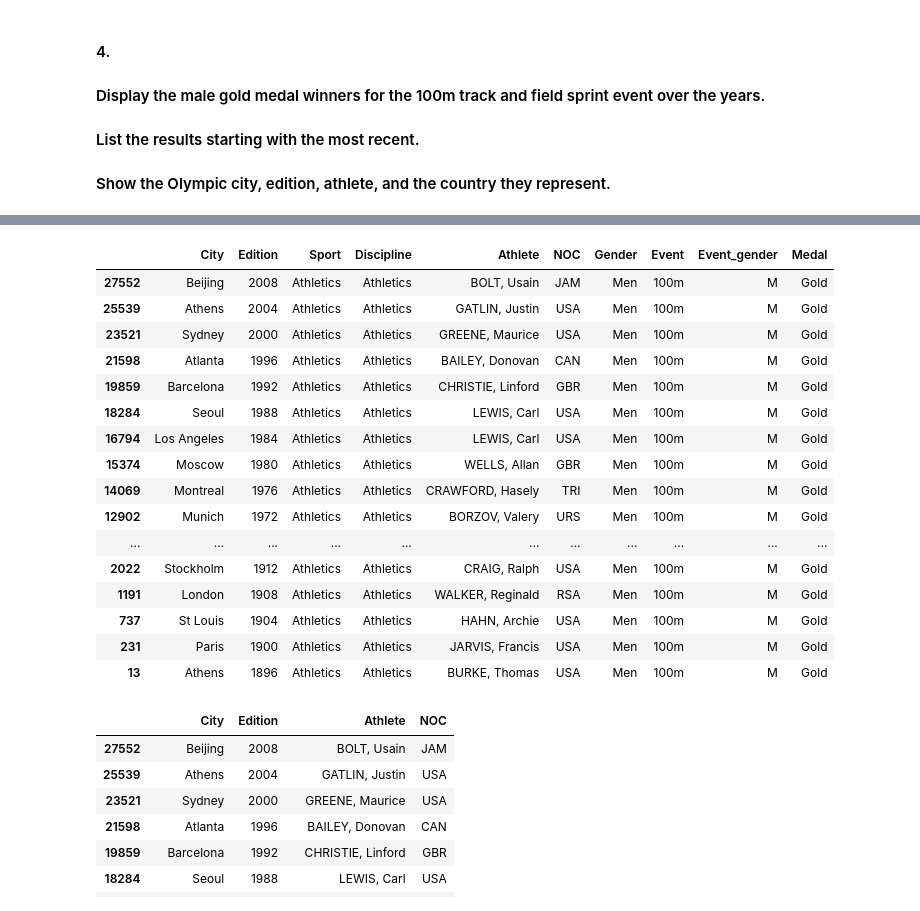
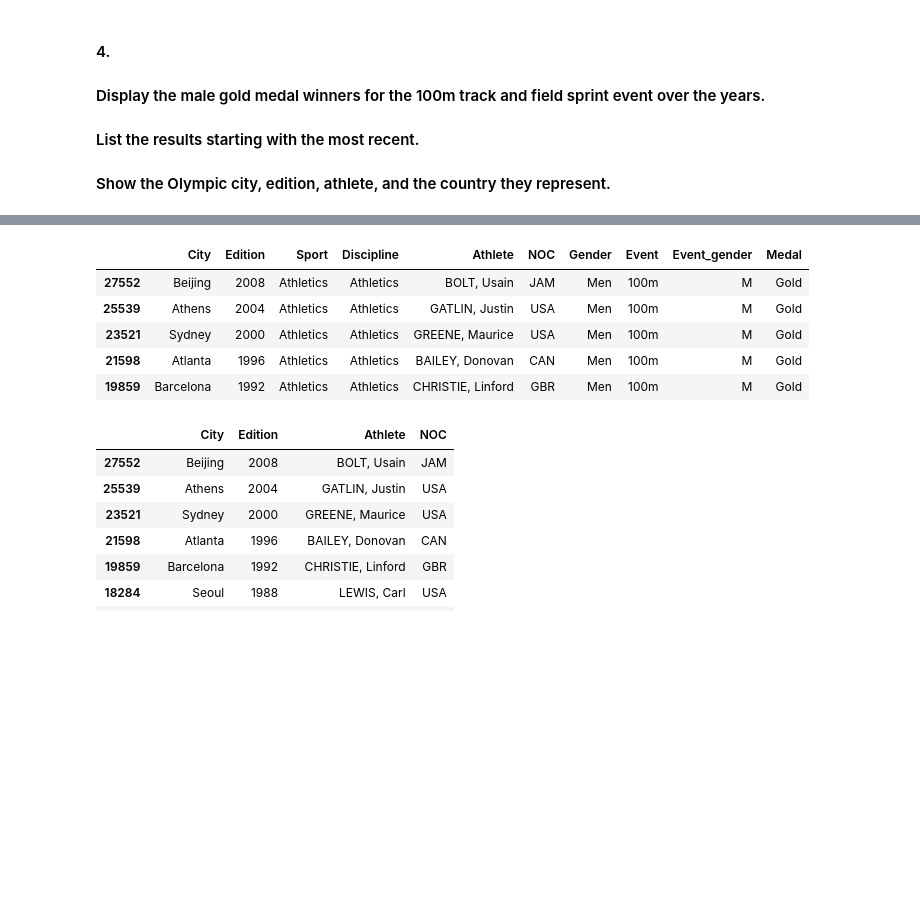
Before and after one commit to jablka/showcase2, a Jupyter notebook: pandas Essential Training/0405_challenge.ipynb, the cells around one changed output, grey strips where cells are left out. Cells and saved outputs as stored; diff of their text form; code cells hidden in the pictures; blank space fills up the shorter version.

```diff
--- a/pandas Essential Training/0405_challenge.ipynb
+++ b/pandas Essential Training/0405_challenge.ipynb
@@ -149,24 +138,17 @@ df[(df['Event']=='100m') & (df['Gender']=='Men') & (df['Medal']=='Gold') ]
 # %%
 # sorting descending, by Edition.
-df[(df['Event']=='100m') & (df['Gender']=='Men') & (df['Medal']=='Gold') ].sort_values('Edition', ascending=False)
+(
+    df[(df['Event']=='100m') & (df['Gender']=='Men') & (df['Medal']=='Gold') ]
+        .sort_values('Edition', ascending=False)
+        .head()
+)
 # %% [output]
 |  | City | Edition | Sport | Discipline | Athlete | NOC | Gender | Event | Event_gender | Medal |
 | 27552 | Beijing | 2008 | Athletics | Athletics | BOLT, Usain | JAM | Men | 100m | M | Gold |
 | 25539 | Athens | 2004 | Athletics | Athletics | GATLIN, Justin | USA | Men | 100m | M | Gold |
 | 23521 | Sydney | 2000 | Athletics | Athletics | GREENE, Maurice | USA | Men | 100m | M | Gold |
 | 21598 | Atlanta | 1996 | Athletics | Athletics | BAILEY, Donovan | CAN | Men | 100m | M | Gold |
 | 19859 | Barcelona | 1992 | Athletics | Athletics | CHRISTIE, Linford | GBR | Men | 100m | M | Gold |
-| 18284 | Seoul | 1988 | Athletics | Athletics | LEWIS, Carl | USA | Men | 100m | M | Gold |
-| 16794 | Los Angeles | 1984 | Athletics | Athletics | LEWIS, Carl | USA | Men | 100m | M | Gold |
-| 15374 | Moscow | 1980 | Athletics | Athletics | WELLS, Allan | GBR | Men | 100m | M | Gold |
-| 14069 | Montreal | 1976 | Athletics | Athletics | CRAWFORD, Hasely | TRI | Men | 100m | M | Gold |
-| 12902 | Munich | 1972 | Athletics | Athletics | BORZOV, Valery | URS | Men | 100m | M | Gold |
-| ... | ... | ... | ... | ... | ... | ... | ... | ... | ... | ... |
-| 2022 | Stockholm | 1912 | Athletics | Athletics | CRAIG, Ralph | USA | Men | 100m | M | Gold |
-| 1191 | London | 1908 | Athletics | Athletics | WALKER, Reginald | RSA | Men | 100m | M | Gold |
-| 737 | St Louis | 1904 | Athletics | Athletics | HAHN, Archie | USA | Men | 100m | M | Gold |
-| 231 | Paris | 1900 | Athletics | Athletics | JARVIS, Francis | USA | Men | 100m | M | Gold |
-| 13 | Athens | 1896 | Athletics | Athletics | BURKE, Thomas | USA | Men | 100m | M | Gold |
 # %%
 # showing only particular columns
 (
```
Also changed, not shown: parts of 1 cell of this notebook, 2 other files.
